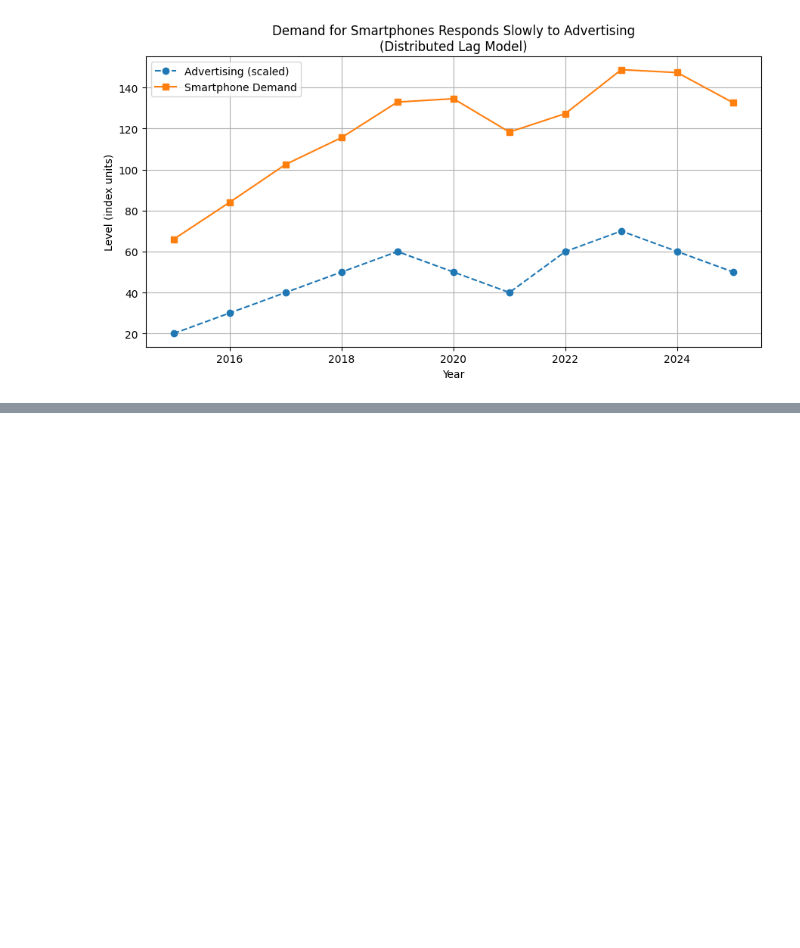
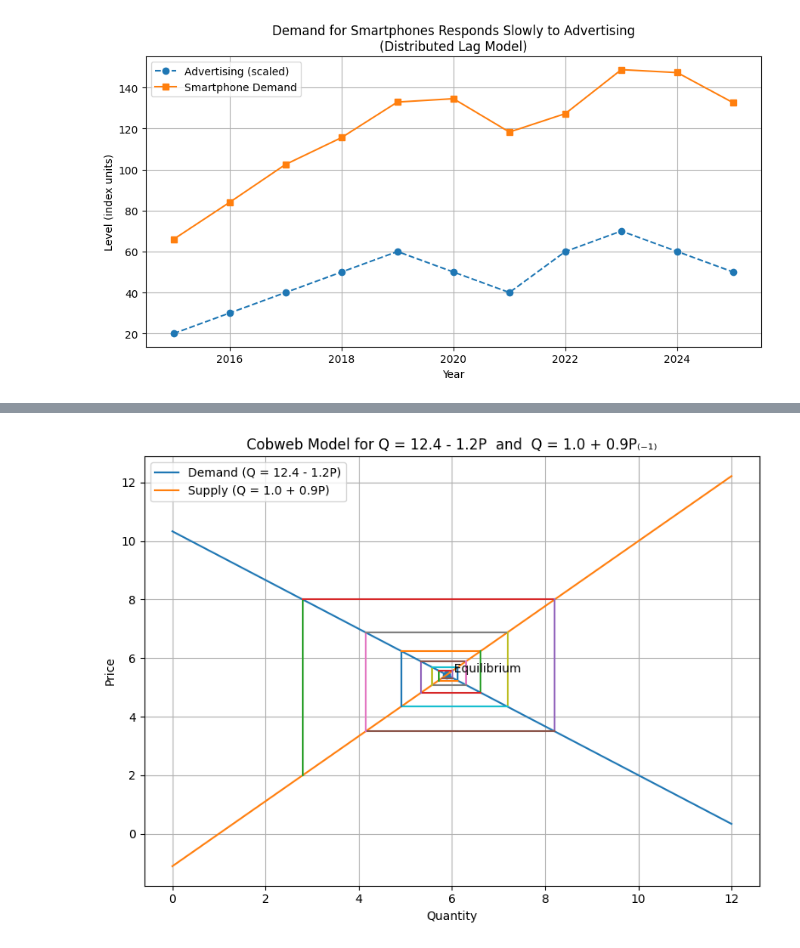
Before and after one commit to sanjeevlcc/notes_2081, a Jupyter notebook: Simulation and modeling/Mone carlo/Cobweb_Model_2026.ipynb, the cells around one changed output, grey strips where cells are left out. Drawn from its saved outputs; the diff is of its cells as text; code cells hidden in the pictures; blank space fills up the shorter version.

```diff
--- a/Simulation and modeling/Mone carlo/Cobweb_Model_2026.ipynb
+++ b/Simulation and modeling/Mone carlo/Cobweb_Model_2026.ipynb
@@ -1165,0 +1538,85 @@ plt.show()
+# %%
+import numpy as np
+import matplotlib.pyplot as plt
+
+# ----- Parameters from the question -----
+a_d = 12.4   # demand intercept
+b_d = 1.2    # demand slope (Qd = a_d - b_d * P)
+
+c_s = 1.0    # supply intercept
+d_s = 0.9    # supply slope (Qs = c_s + d_s * P_prev)
+
+# Inverse demand and inverse supply (for plotting straight lines)
+def P_d(Q):
+    return (a_d - Q) / b_d          # from Qd = a_d - b_d P
+
+def P_s(Q):
+    return (Q - c_s) / d_s          # from Qs = c_s + d_s P
+
+# ----- Equilibrium (static) -----
+# Solve 12.4 - 1.2 P = 1.0 + 0.9 P
+P_eq = 11.4 / 2.1
+Q_eq = 12.4 - 1.2 * P_eq
+
+print("Equilibrium price:", P_eq)
+print("Equilibrium quantity:", Q_eq)
+
+# ----- Set up quantity range for curves -----
+Q_min = 0
+Q_max = 12
+Q_vals = np.linspace(Q_min, Q_max, 200)
+
+# ----- Cobweb simulation -----
+T = 12                     # number of periods
+P = np.zeros(T + 1)
+Q_s_path = np.zeros(T + 1)
+
+# Choose an initial price away from equilibrium
+P[0] = 2.0                 # you can change this
+Q_s_path[0] = c_s + d_s * P[0]
+
+for t in range(T):
+    # Given P[t], supply this period:
+    Q_s_t = c_s + d_s * P[t]      # point on supply curve
+    Q_s_path[t] = Q_s_t
+
+    # New price from demand at that quantity: Qs_t = 12.4 - 1.2 P[t+1]
+    P_next = (a_d - Q_s_t) / b_d
+    P[t + 1] = P_next
+
+# Last period's supply quantity for plotting
+Q_s_path[T] = c_s + d_s * P[T]
+
+# ----- Plot -----
+plt.figure(figsize=(8, 6))
+
+# Demand and supply curves
+plt.plot(Q_vals, P_d(Q_vals), label="Demand (Q = 12.4 - 1.2P)")
+plt.plot(Q_vals, P_s(Q_vals), label="Supply (Q = 1.0 + 0.9P)")
+
+# Cobweb path: alternating horizontal and vertical moves
+for t in range(T):
+    # From supply point (Q_s_t, P[t]) horizontally to demand (same Q, new P[t+1])
+    Q_s_t = Q_s_path[t]
+    P_t = P[t]
+    P_next = P[t + 1]
+
+    # horizontal: from (Q_s_t, P_t) to (Q_s_t, P_next)
+    plt.plot([Q_s_t, Q_s_t], [P_t, P_next])
+
+    # vertical: from (Q_s_t, P_next) to (Q_s_{t+1}, P_next)
+    Q_s_next = Q_s_path[t + 1]
+    plt.plot([Q_s_t, Q_s_next], [P_next, P_next])
+
+# Mark equilibrium
+plt.scatter([Q_eq], [P_eq])
+plt.text(Q_eq, P_eq, "  Equilibrium", va="bottom")
+
+plt.xlabel("Quantity")
+plt.ylabel("Price")
+plt.title("Cobweb Model for Q = 12.4 - 1.2P  and  Q = 1.0 + 0.9P₍₋₁₎")
+plt.grid(True)
+plt.legend()
+plt.tight_layout()
+plt.show()
+# %% [output]
@@ -1165,0 +1625 @@ plt.show()
+[figure, added]
```
Also changed, not shown: parts of 5 cells of this notebook.
